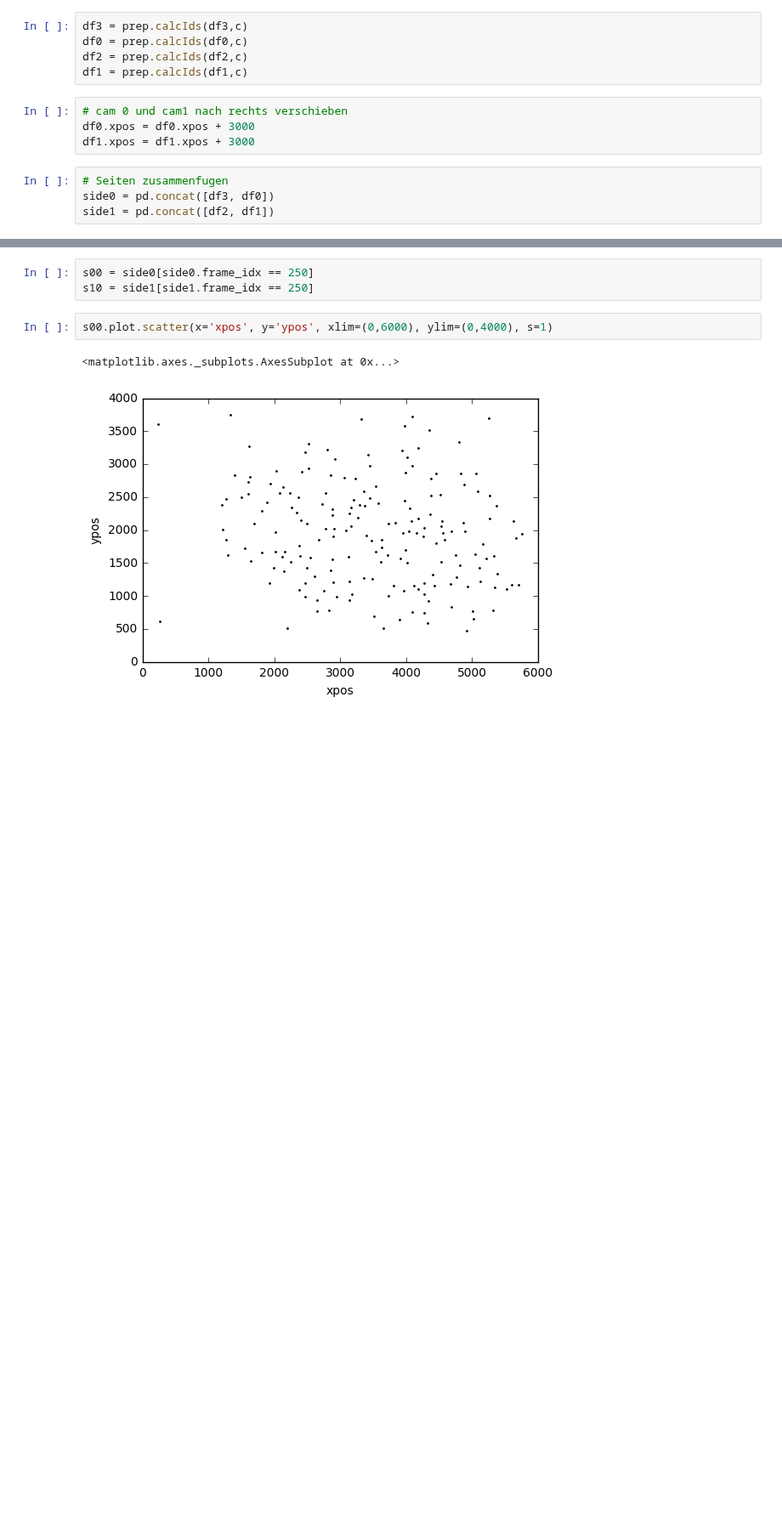
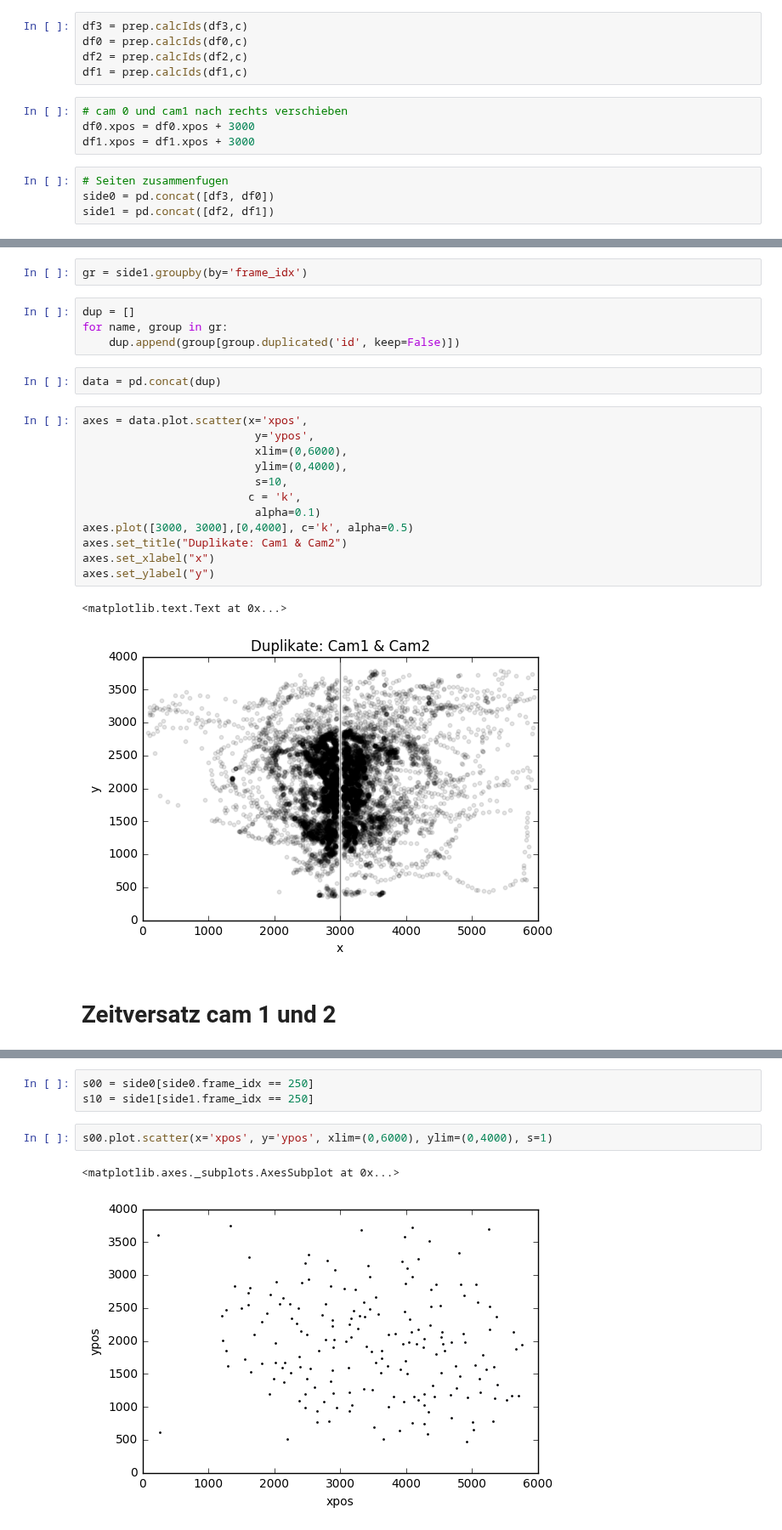
Before and after one commit to aschle/bees-sna, a Jupyter notebook: bib/Stitching.ipynb, the cells around one changed output, grey strips where cells are left out. Shown at 85% size. Drawn from its saved outputs; the diff is of its cells as text; blank space fills up the shorter version.

```diff
--- a/bib/Stitching.ipynb
+++ b/bib/Stitching.ipynb
@@ -43,0 +73,25 @@ side1 = pd.concat([df2, df1])
+# %%
+gr = side1.groupby(by='frame_idx')
+# %%
+dup = []
+for name, group in gr:
+    dup.append(group[group.duplicated('id', keep=False)])
+# %%
+data = pd.concat(dup)
+# %%
+axes = data.plot.scatter(x='xpos',
+                          y='ypos',
+                          xlim=(0,6000),
+                          ylim=(0,4000),
+                          s=10,
+                         c = 'k',
+                          alpha=0.1)
+axes.plot([3000, 3000],[0,4000], c='k', alpha=0.5)
+axes.set_title("Duplikate: Cam1 & Cam2")
+axes.set_xlabel("x")
+axes.set_ylabel("y")
+# %% [output]
+<matplotlib.text.Text at 0x...>
+[figure, added]
+# %% [markdown]
+# Zeitversatz cam 1 und 2
```
Also changed, not shown: parts of 32 cells of this notebook.
